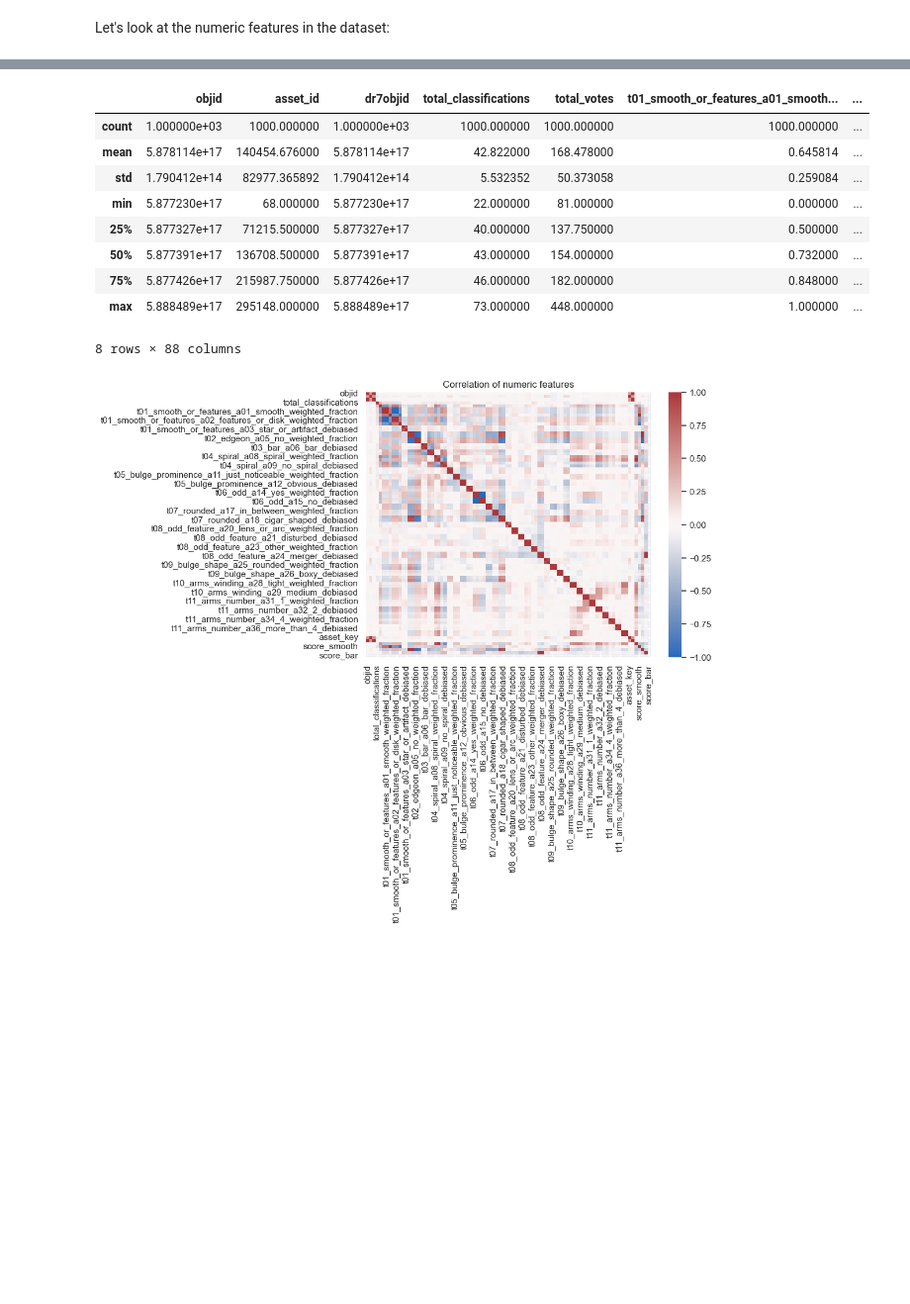
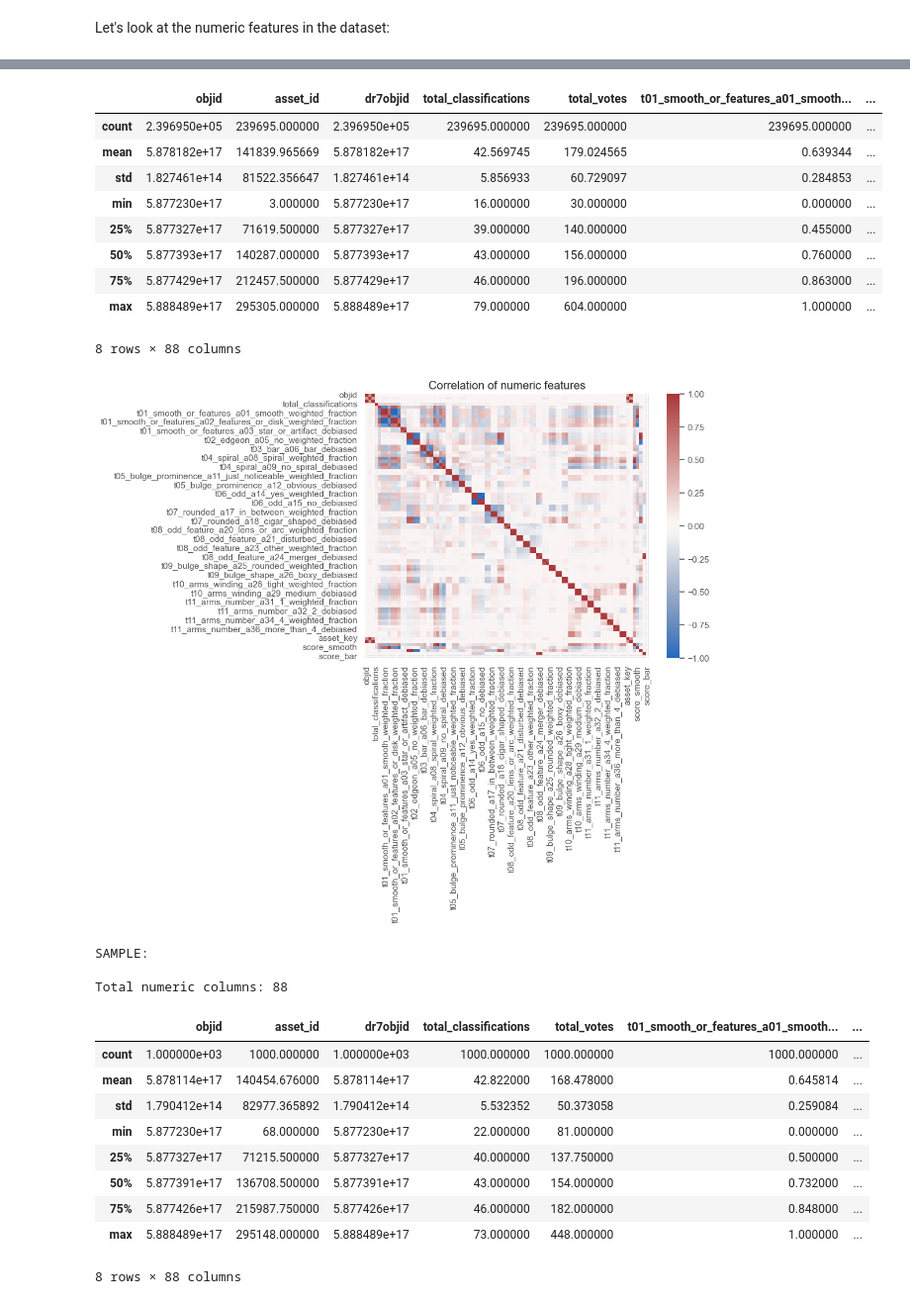
Before and after one commit to LevIgnatev/galaxy_morphology, a Jupyter notebook: notebooks/01_explore.ipynb, the cells around one changed output, grey strips where cells are left out. Shown at 99% size. Drawn from its saved outputs; the diff is of its cells as text; code cells hidden in the pictures; blank space fills up the shorter version.

```diff
--- a/notebooks/01_explore.ipynb
+++ b/notebooks/01_explore.ipynb
@@ -13,7 +13,6 @@ import seaborn as sns
 import matplotlib.pyplot as plt
 from PIL import Image
 from IPython.display import display
-from keras.src.layers import average
 
 sns.set(style='whitegrid')
 
@@ -22,13 +21,19 @@ np.random.seed(5629)
 
 labels_filepath = r"C:\Users\user\PycharmProjects\galaxy_morphology_ml_captioning\data\labels\labels_manifest_1000.csv"
 thumbnails_directory = r"C:\Users\user\PycharmProjects\galaxy_morphology_ml_captioning\data\labels\thumbs"
+
+manifest_labels_fp = r"C:\Users\user\PycharmProjects\galaxy_morphology_ml_captioning\data\processed\manifest_with_labels.csv"
 # %% [markdown]
 This section presents the inspection of the dataset for issues, as well as exploration of its structure and contents of it.
 
 Let's start by getting familiar with the data. Here is a list of all the columns:
 # %%
 df = pd.read_csv(labels_filepath)
-print("Rows: ", df.shape[0])
-print("Columns: ", df.columns.tolist())
-df.head()
+dfm = pd.read_csv(manifest_labels_fp)
+print("Rows in full dataset: \n", dfm.shape[0])
+print("Columns in full dataset: \n", dfm.columns.tolist())
+print("Rows in sample: \n", df.shape[0])
+print("Columns in sample: \n", df.columns.tolist())
+print("Manifest head:\n")
+dfm.head()
 # %% [output]
@@ -108,4 +191,14 @@ Let's explore the labels' distribution. After a quick glance at the dataset, it
 # %%
+print("FULL\n")
+print(dfm['derived_label'].value_counts())
+plt.figure(figsize = (8,4))
+sns.barplot(x=dfm['derived_label'].value_counts().index, y=dfm['derived_label'].value_counts().values)
+plt.ylabel('Amount')
+plt.title('Label distribution')
+plt.style.use('ggplot')
+plt.show()
+
+print("\nSAMPLE\n")
 print(df['derived_label'].value_counts())
 plt.figure(figsize = (8,4))
 sns.barplot(x=df['derived_label'].value_counts().index, y=df['derived_label'].value_counts().values)
@@ -189,6 +296,16 @@ Here is the average caption length:
 # %% [markdown]
 Let's look at the numeric features in the dataset:
 # %%
+print("FULL SET:\n")
+num_cols_listm = dfm.select_dtypes(['int64', 'float64']).columns.tolist()
+print("Total numeric columns:", len(num_cols_listm))
+display(dfm[num_cols_listm].describe())
+plt.figure(figsize=(8,6))
+sns.heatmap(dfm[num_cols_listm].corr(), fmt=".2f", cmap='vlag', center=0)
+plt.title('Correlation of numeric features')
+plt.show()
+
+print("\nSAMPLE:\n")
 num_cols_list = df.select_dtypes(['int64', 'float64']).columns.tolist()
 print("Total numeric columns:", len(num_cols_list))
 display(df[num_cols_list].describe())
@@ -200,12 +319,25 @@ plt.show()
 Total numeric columns: 88
 |  | objid | asset_id | dr7objid | total_classifications | total_votes | t01_smooth_or_features_a01_smooth... | ... |
-| count | 1.000000e+03 | 1000.000000 | 1.000000e+03 | 1000.000000 | 1000.000000 | 1000.000000 | ... |
-| mean | 5.878114e+17 | 140454.676000 | 5.878114e+17 | 42.822000 | 168.478000 | 0.645814 | ... |
-| std | 1.790412e+14 | 82977.365892 | 1.790412e+14 | 5.532352 | 50.373058 | 0.259084 | ... |
-| min | 5.877230e+17 | 68.000000 | 5.877230e+17 | 22.000000 | 81.000000 | 0.000000 | ... |
-| 25% | 5.877327e+17 | 71215.500000 | 5.877327e+17 | 40.000000 | 137.750000 | 0.500000 | ... |
-| 50% | 5.877391e+17 | 136708.500000 | 5.877391e+17 | 43.000000 | 154.000000 | 0.732000 | ... |
-| 75% | 5.877426e+17 | 215987.750000 | 5.877426e+17 | 46.000000 | 182.000000 | 0.848000 | ... |
-| max | 5.888489e+17 | 295148.000000 | 5.888489e+17 | 73.000000 | 448.000000 | 1.000000 | ... |
+| count | 2.396950e+05 | 239695.000000 | 2.396950e+05 | 239695.000000 | 239695.000000 | 239695.000000 | ... |
+| mean | 5.878182e+17 | 141839.965669 | 5.878182e+17 | 42.569745 | 179.024565 | 0.639344 | ... |
+| std | 1.827461e+14 | 81522.356647 | 1.827461e+14 | 5.856933 | 60.729097 | 0.284853 | ... |
+| min | 5.877230e+17 | 3.000000 | 5.877230e+17 | 16.000000 | 30.000000 | 0.000000 | ... |
+| 25% | 5.877327e+17 | 71619.500000 | 5.877327e+17 | 39.000000 | 140.000000 | 0.455000 | ... |
+| 50% | 5.877393e+17 | 140287.000000 | 5.877393e+17 | 43.000000 | 156.000000 | 0.760000 | ... |
+| 75% | 5.877429e+17 | 212457.500000 | 5.877429e+17 | 46.000000 | 196.000000 | 0.863000 | ... |
+| max | 5.888489e+17 | 295305.000000 | 5.888489e+17 | 79.000000 | 604.000000 | 1.000000 | ... |
 8 rows × 88 columns
-[figure, old version]
+[figure, new version]
+SAMPLE:
+
+Total numeric columns: 88
+|  | objid | asset_id | dr7objid | total_classifications | total_votes | t01_smooth_or_features_a01_smooth... | ... |
+| count | 1.000000e+03 | 1000.000000 | 1.000000e+03 | 1000.000000 | 1000.000000 | 1000.000000 | ... |
+| mean | 5.878114e+17 | 140454.676000 | 5.878114e+17 | 42.822000 | 168.478000 | 0.645814 | ... |
+| std | 1.790412e+14 | 82977.365892 | 1.790412e+14 | 5.532352 | 50.373058 | 0.259084 | ... |
+| min | 5.877230e+17 | 68.000000 | 5.877230e+17 | 22.000000 | 81.000000 | 0.000000 | ... |
+| 25% | 5.877327e+17 | 71215.500000 | 5.877327e+17 | 40.000000 | 137.750000 | 0.500000 | ... |
+| 50% | 5.877391e+17 | 136708.500000 | 5.877391e+17 | 43.000000 | 154.000000 | 0.732000 | ... |
+| 75% | 5.877426e+17 | 215987.750000 | 5.877426e+17 | 46.000000 | 182.000000 | 0.848000 | ... |
+| max | 5.888489e+17 | 295148.000000 | 5.888489e+17 | 73.000000 | 448.000000 | 1.000000 | ... |
+8 rows × 88 columns
```
Also changed, not shown: parts of 16 cells of this notebook, 1 other file.
